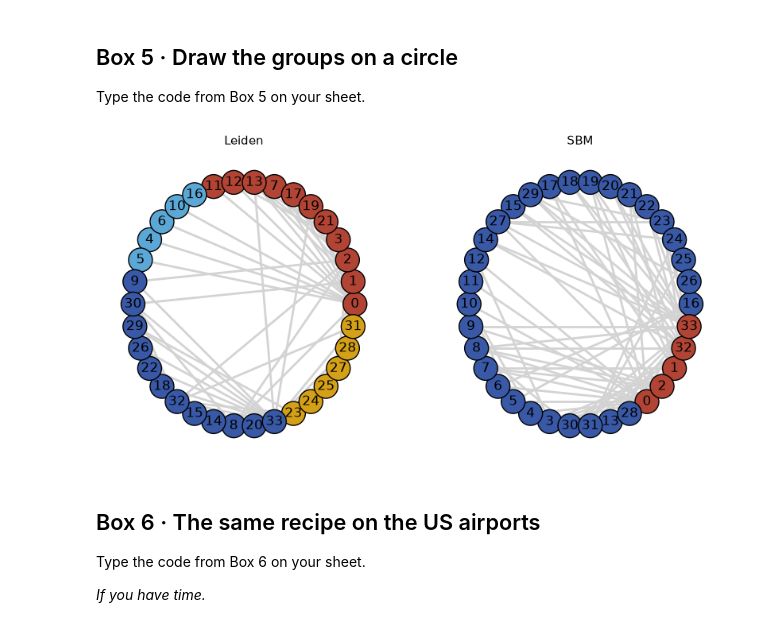
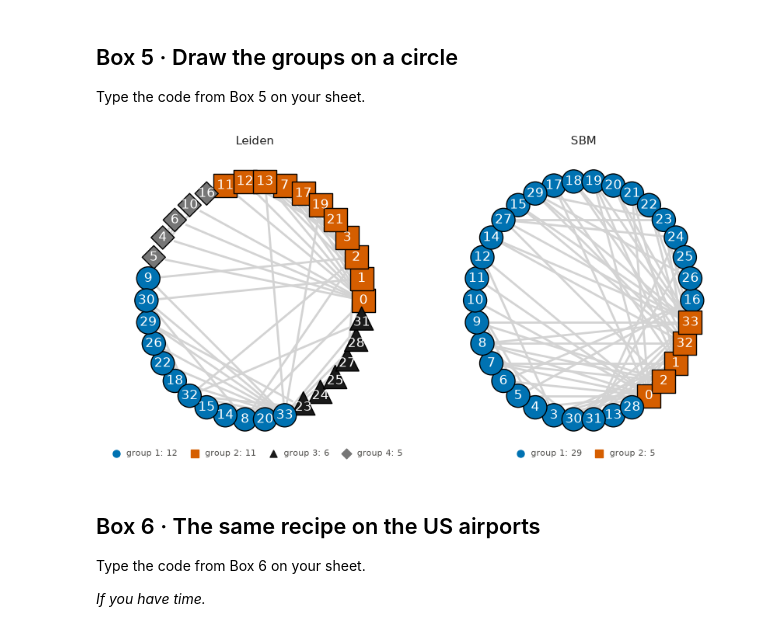
Before and after one commit to skojaku/adv-net-sci, a Jupyter notebook: lecture-note/m05-clustering/code-sheet/colab-lab-solutions.ipynb, the cells around one changed output. Drawn from its saved outputs; the diff is of its cells as text; code cells hidden in the pictures.

```diff
--- a/lecture-note/m05-clustering/code-sheet/colab-lab-solutions.ipynb
+++ b/lecture-note/m05-clustering/code-sheet/colab-lab-solutions.ipynb
@@ -247,19 +303,22 @@ Type the code from Box 5 on your sheet.
 # %%
 import matplotlib.pyplot as plt
 import numpy as np
 fig, axes = plt.subplots(1, 2, figsize=(10, 5))
 for ax, name, groups in zip(axes, ["Leiden", "SBM"], [leiden, sbm]):
     layout = karate.layout_circle(order=np.argsort(groups))
     ig.plot(
         karate, target=ax, layout=layout,
         vertex_color=colors_of(groups),
+        vertex_shape=shapes_of(groups),
         vertex_label=karate.vs.indices,
+        vertex_label_color="white",
         edge_color="lightgray",
     )
+    group_legend(ax, groups)
     ax.set_title(name)
 plt.show()
 # %% [output]
-[figure, old version]
+[figure, new version]
 # %% [markdown]
 ## Box 6 · The same recipe on the US airports
 Type the code from Box 6 on your sheet.
```
Also changed, not shown: parts of 3 cells of this notebook, 6 other files.
